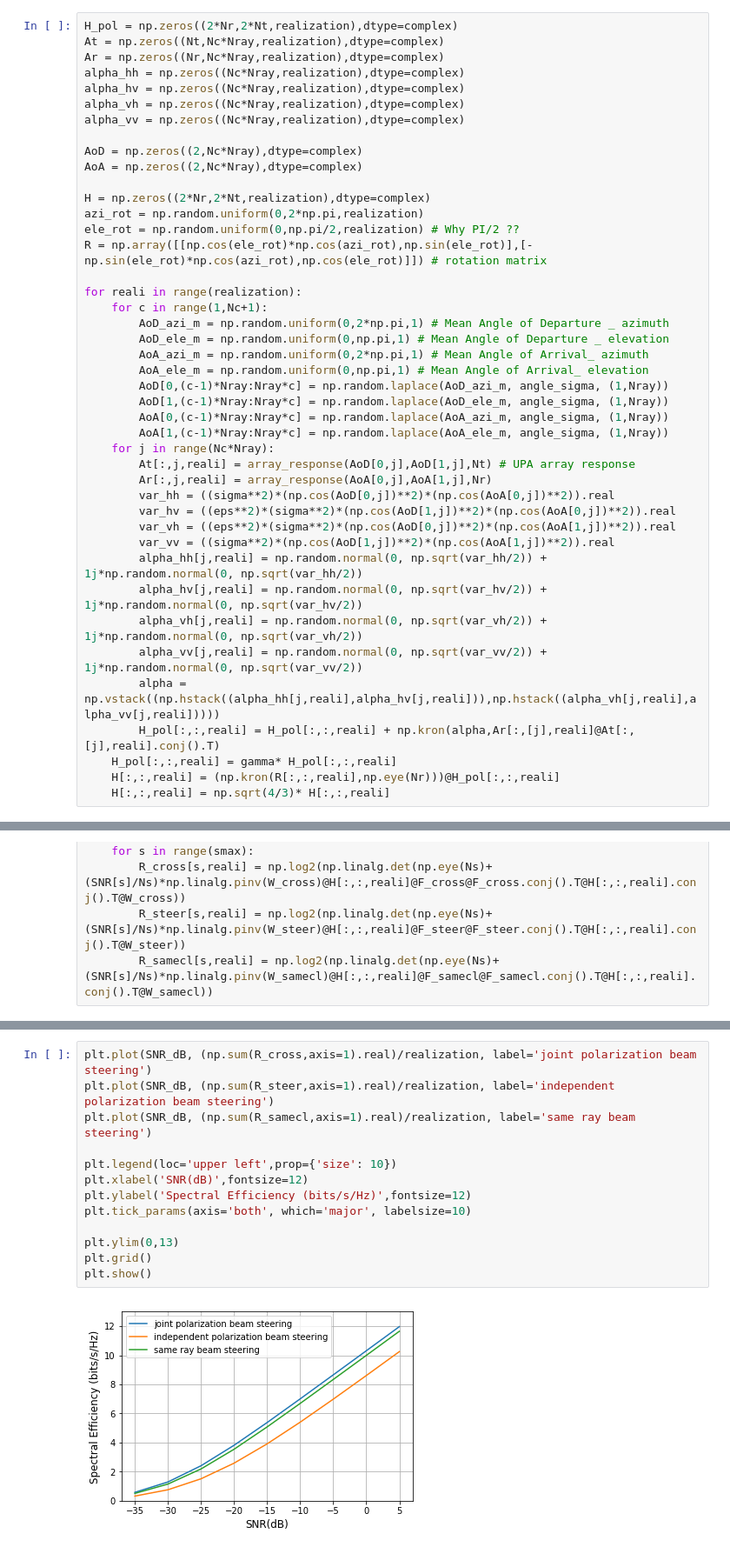
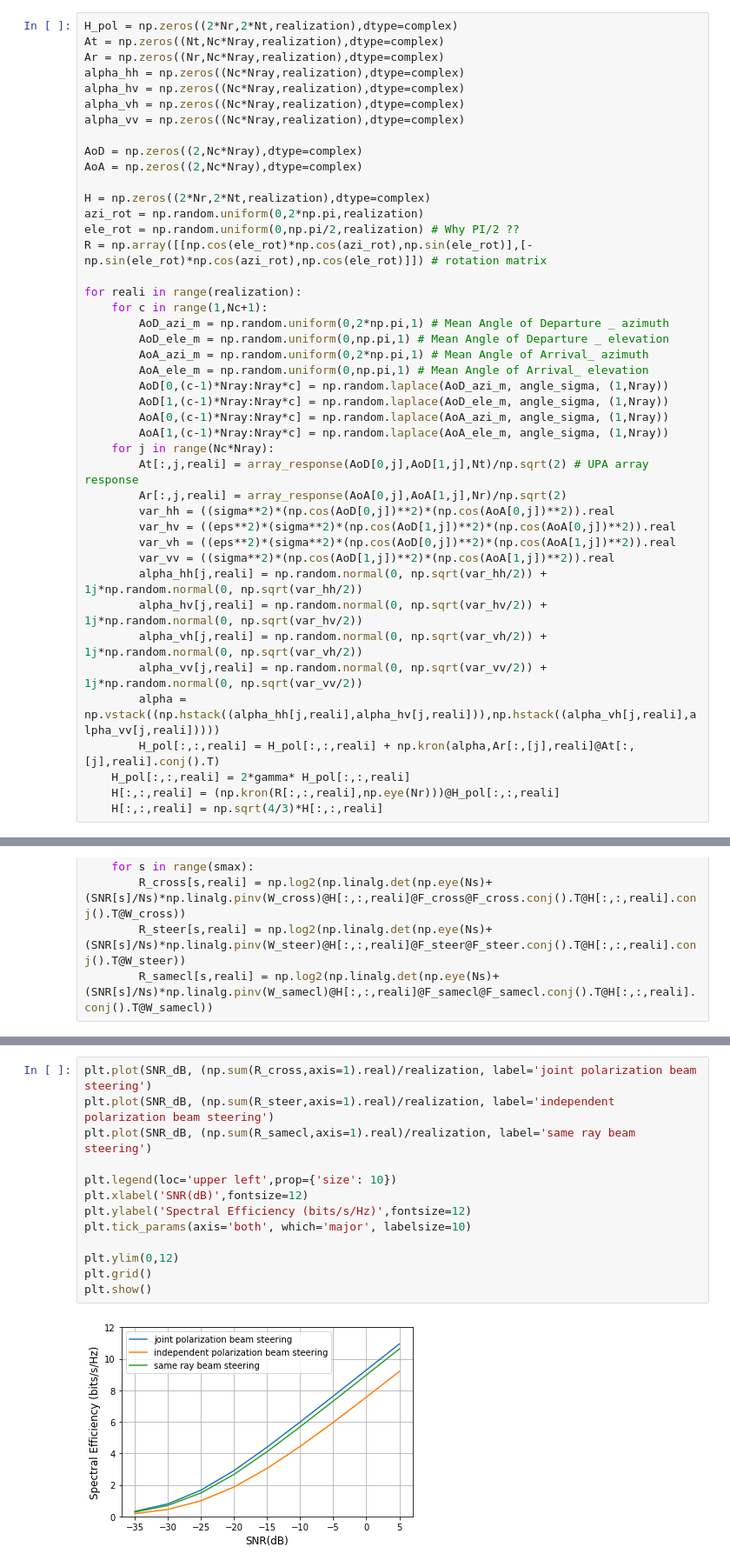
Before and after one commit to dienhoa/hybrid_beamforming_notebook, a Jupyter notebook: Dual Polarized Channel _check distribution para.ipynb, the cells around one changed output, grey strips where cells are left out. Shown at 87% size. Saved outputs shown, nothing was run; the diff lists cells and outputs as text.

```diff
--- a/Dual Polarized Channel _check distribution para.ipynb
+++ b/Dual Polarized Channel _check distribution para.ipynb
@@ -65,8 +65,8 @@ for reali in range(realization):
         AoA[0,(c-1)*Nray:Nray*c] = np.random.laplace(AoA_azi_m, angle_sigma, (1,Nray))
         AoA[1,(c-1)*Nray:Nray*c] = np.random.laplace(AoA_ele_m, angle_sigma, (1,Nray))
     for j in range(Nc*Nray):
-        At[:,j,reali] = array_response(AoD[0,j],AoD[1,j],Nt) # UPA array response
-        Ar[:,j,reali] = array_response(AoA[0,j],AoA[1,j],Nr)
+        At[:,j,reali] = array_response(AoD[0,j],AoD[1,j],Nt)/np.sqrt(2) # UPA array response
+        Ar[:,j,reali] = array_response(AoA[0,j],AoA[1,j],Nr)/np.sqrt(2)
         var_hh = ((sigma**2)*(np.cos(AoD[0,j])**2)*(np.cos(AoA[0,j])**2)).real
         var_hv = ((eps**2)*(sigma**2)*(np.cos(AoD[1,j])**2)*(np.cos(AoA[0,j])**2)).real
         var_vh = ((eps**2)*(sigma**2)*(np.cos(AoD[0,j])**2)*(np.cos(AoA[1,j])**2)).real
@@ -77,9 +77,9 @@ for reali in range(realization):
         alpha_vv[j,reali] = np.random.normal(0, np.sqrt(var_vv/2)) + 1j*np.random.normal(0, np.sqrt(var_vv/2))
         alpha = np.vstack((np.hstack((alpha_hh[j,reali],alpha_hv[j,reali])),np.hstack((alpha_vh[j,reali],alpha_vv[j,reali]))))
         H_pol[:,:,reali] = H_pol[:,:,reali] + np.kron(alpha,Ar[:,[j],reali]@At[:,[j],reali].conj().T)
-    H_pol[:,:,reali] = gamma* H_pol[:,:,reali]
+    H_pol[:,:,reali] = 2*gamma* H_pol[:,:,reali]
     H[:,:,reali] = (np.kron(R[:,:,reali],np.eye(Nr)))@H_pol[:,:,reali]
-    H[:,:,reali] = np.sqrt(4/3)* H[:,:,reali]
+    H[:,:,reali] = np.sqrt(4/3)*H[:,:,reali]
 # %% [markdown]
 ### Check normalized condition
 # %%
@@ -417,15 +422,15 @@ for reali in range(realization):
 # %%
 plt.plot(SNR_dB, (np.sum(R_cross,axis=1).real)/realization, label='joint polarization beam steering')
 plt.plot(SNR_dB, (np.sum(R_steer,axis=1).real)/realization, label='independent polarization beam steering')
 plt.plot(SNR_dB, (np.sum(R_samecl,axis=1).real)/realization, label='same ray beam steering')
 
 plt.legend(loc='upper left',prop={'size': 10})
 plt.xlabel('SNR(dB)',fontsize=12)
 plt.ylabel('Spectral Efficiency (bits/s/Hz)',fontsize=12)
 plt.tick_params(axis='both', which='major', labelsize=10)
 
-plt.ylim(0,13)
+plt.ylim(0,12)
 plt.grid()
 plt.show()
 # %% [output]
-[figure, old version]
+[figure, new version]
```
Also changed, not shown: parts of 8 cells of this notebook, 6 other files.
